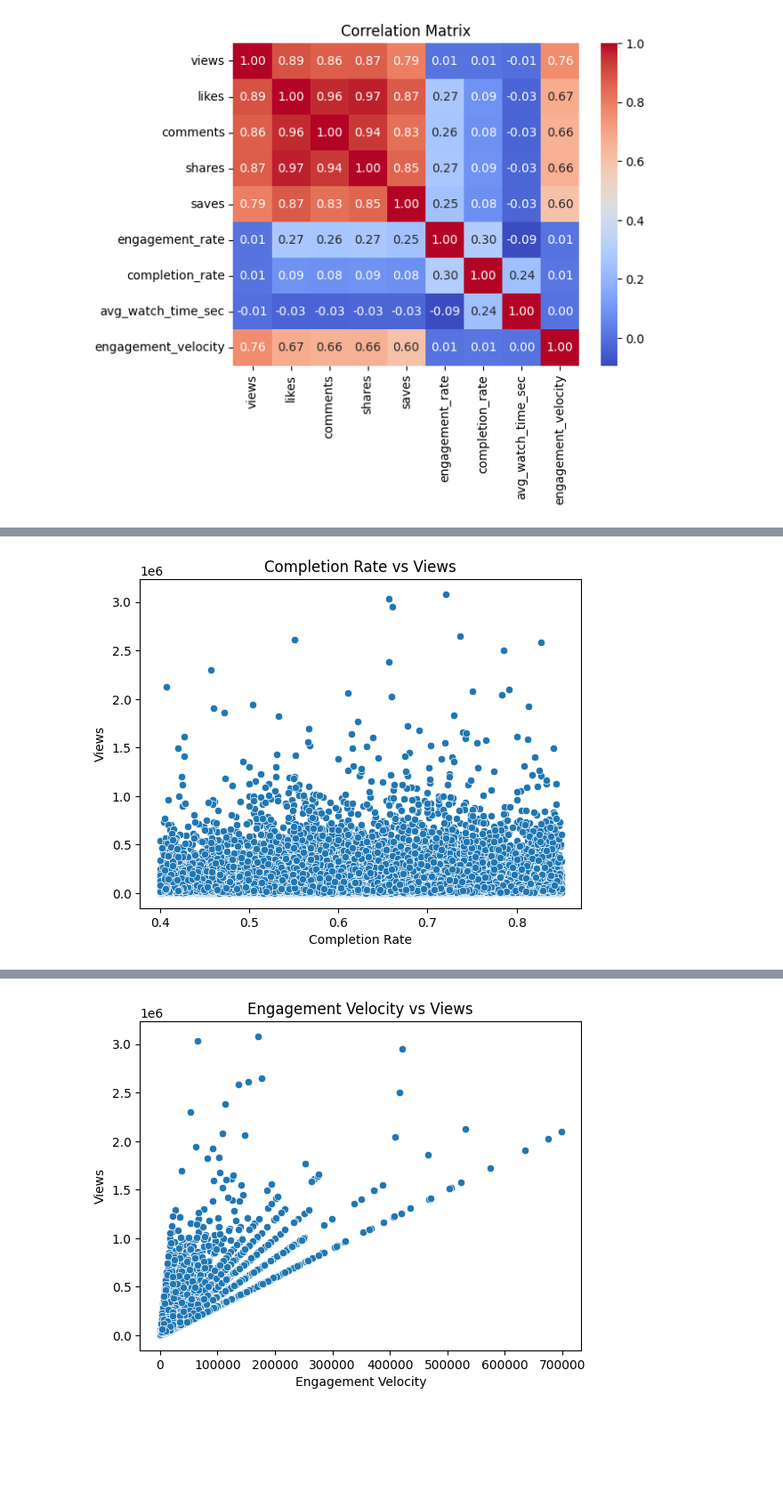
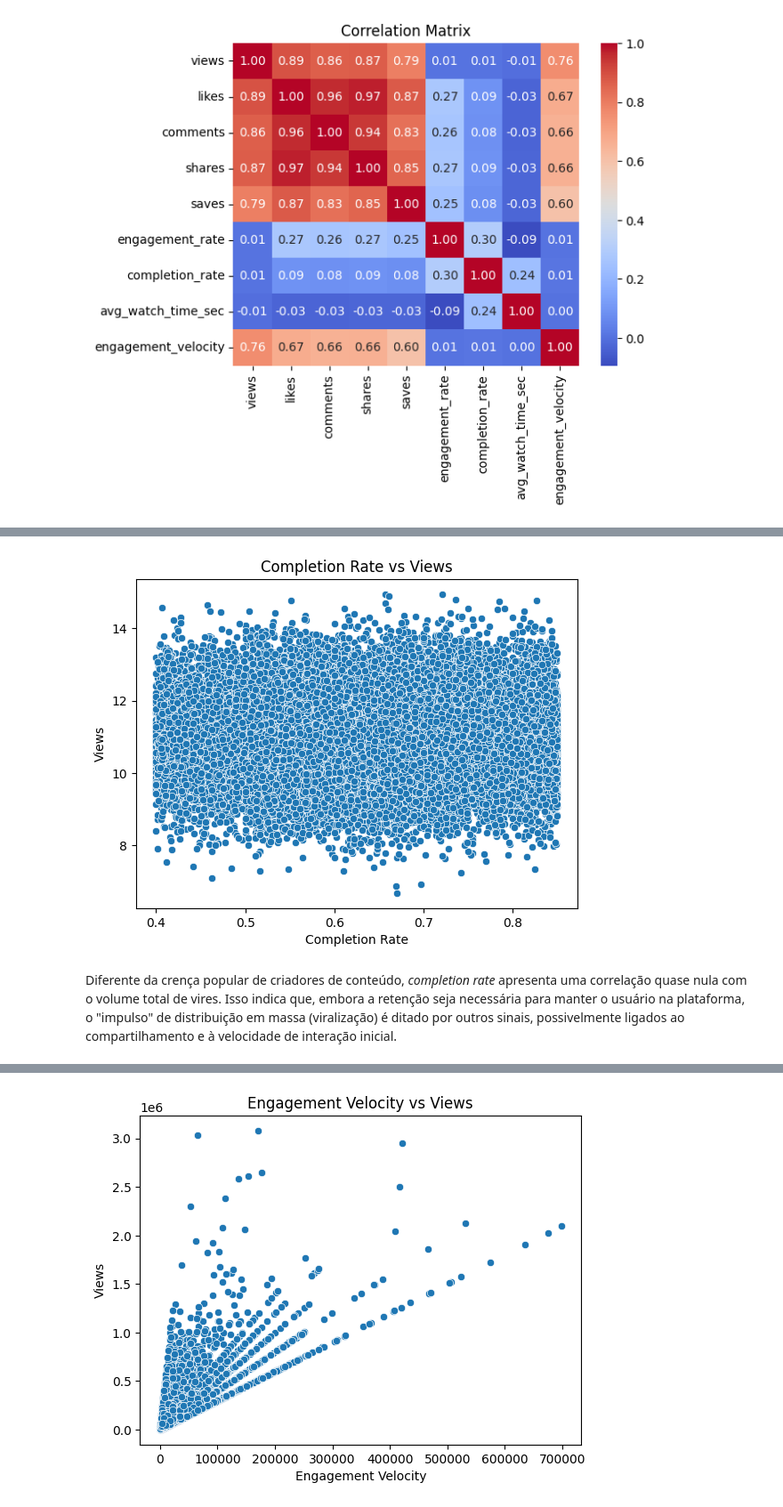
Before and after one commit to jonathasAJ/ai-content-platform, a Jupyter notebook: notebooks/01_eda.ipynb, the cells around one changed output, grey strips where cells are left out. Shown at 89% size. Drawn from its saved outputs; the diff is of its cells as text; code cells hidden in the pictures; blank space fills up the shorter version.

```diff
--- a/notebooks/01_eda.ipynb
+++ b/notebooks/01_eda.ipynb
@@ -112,7 +137,10 @@ plt.show()
 # %%
-sns.scatterplot(data=df,x="shares", y="views")
-plt.title("Shares vs Views")
-plt.xlabel("Shares")
-plt.ylabel("Views")
+df["log_shares"] = np.log1p(df["shares"])
+df["log_views"] = np.log1p(df["views"])
+
+sns.scatterplot(data=df,x="log_shares", y="log_views", hue="platform")
+plt.title("Log Shares vs Log Views")
+plt.xlabel("Log Shares")
+plt.ylabel("Log Views")
 plt.show()
 # %% [output]
@@ -135,3 +173,9 @@ plt.ylabel("Views")
 plt.show()
 # %% [output]
 [figure]
+# %%
+df["log_views"] = np.log1p(df["views"])
+
+sns.boxplot(data=df, x="platform", y="log_views")
+plt.title("Log Views by Platform")
+plt.show()
@@ -149,0 +216,3 @@ Apenas a hashtag principal é disponibilizada na base de dados
+# %%
+df["duration_bucket"] = pd.cut(df["duration_sec"], bins=[0, 15, 30, 60, 120],
+                               labels=["0-15s", "15-30s", "30-60s", "60s+"])
@@ -176,0 +356,3 @@ plt.show()
+# %%
+df["period"] = pd.cut(df["upload_hour"], bins=[0,6, 12, 18, 24],
+                               labels=["0-6h", "6-12h", "12-18h", "18-24h"])
@@ -212,8 +415,10 @@ plt.show()
 # %%
-sns.scatterplot(data=df, x="completion_rate", y="views")
+sns.scatterplot(data=df, x="completion_rate", y="log_views")
 plt.title("Completion Rate vs Views")
 plt.xlabel("Completion Rate")
 plt.ylabel("Views")
 plt.show()
 # %% [output]
-[figure, old version]
+[figure, new version]
+# %% [markdown]
+Diferente da crença popular de criadores de conteúdo, *completion rate* apresenta uma correlação quase nula com o volume total de vires. Isso indica que, embora a retenção seja necessária para manter o usuário na plataforma, o "impulso" de distribuição em massa (viralização) é ditado por outros sinais, possivelmente ligados ao compartilhamento e à velocidade de interação inicial.
```
Also changed, not shown: parts of 54 cells of this notebook.
